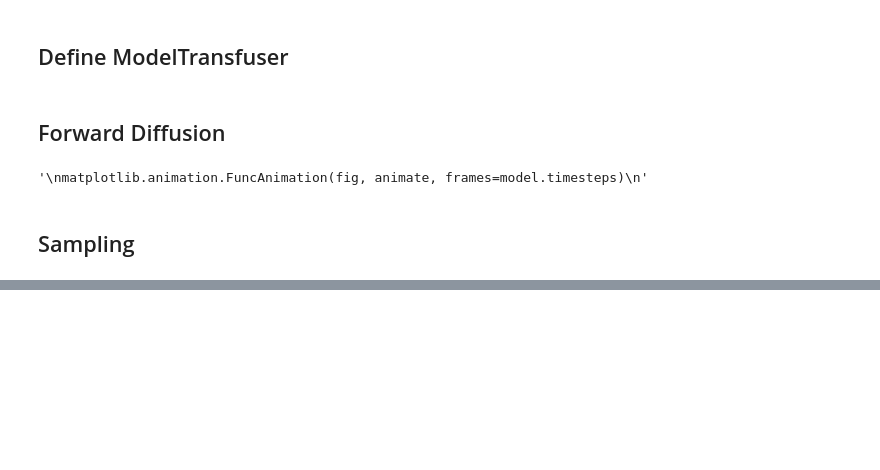
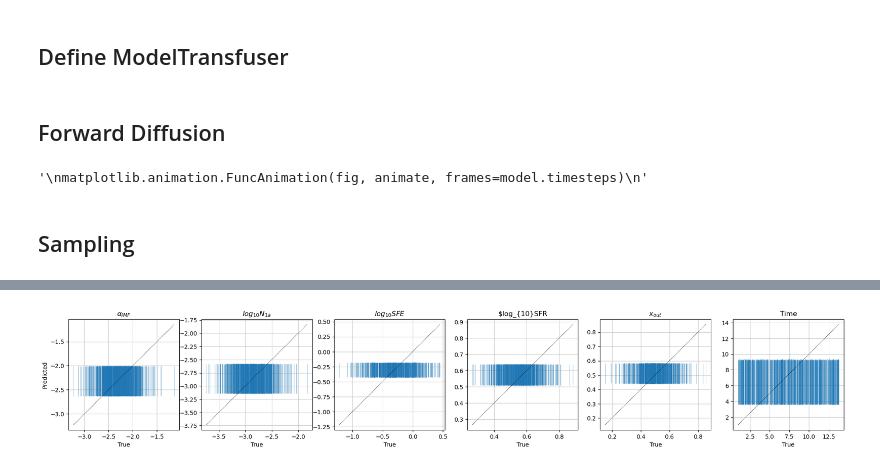
Before and after one commit to bGuenes/sbi_model_comparison, a Jupyter notebook: test.ipynb, the cells around one changed output, grey strips where cells are left out. Cells and saved outputs as stored; diff of their text form; code cells hidden in the pictures; blank space fills up the shorter version.

```diff
--- a/test.ipynb
+++ b/test.ipynb
@@ -256,0 +300,4 @@ ani2.save('plots/test_new.gif', writer=writer)
+# %%
+metric._plot_predictions(p3[:,:,:6].numpy(), val_data[:len(p3),:6].numpy(),"")
+# %% [output]
+[figure, added]
```
Also changed, not shown: parts of 27 cells of this notebook, 13 other files.
